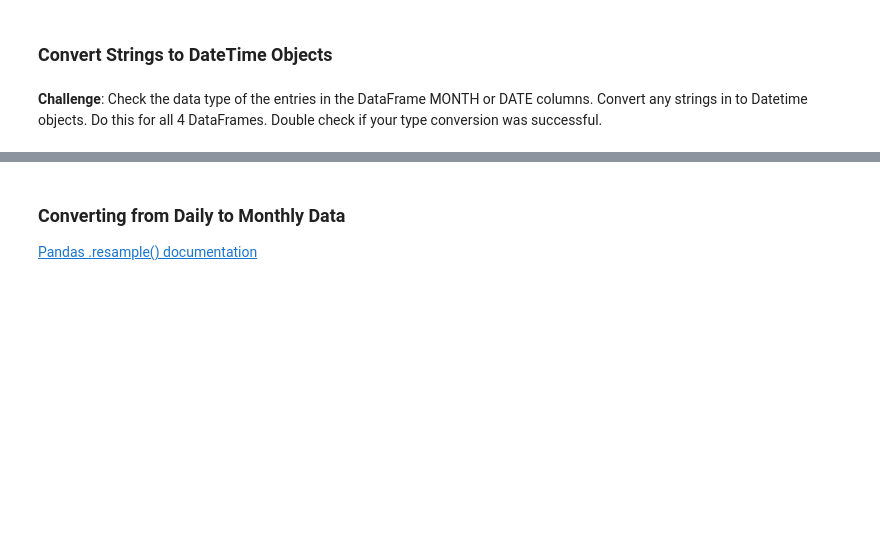
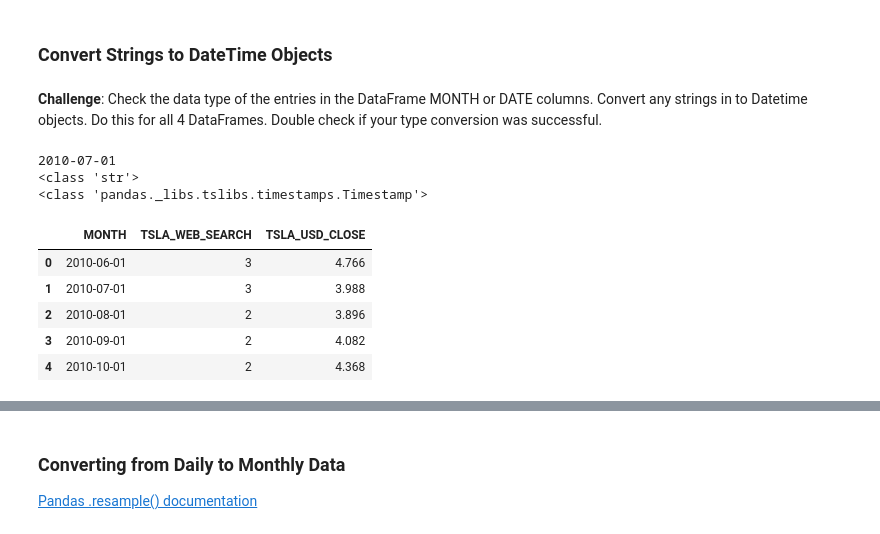
Before and after one commit to sojourn99/google-trends, a Jupyter notebook: Google_Trends_and_Data_Visualisation_(start).ipynb, the cells around one changed output, grey strips where cells are left out. Cells and saved outputs as stored; diff of their text form; code cells hidden in the pictures; blank space fills up the shorter version.

```diff
--- a/Google_Trends_and_Data_Visualisation_(start).ipynb
+++ b/Google_Trends_and_Data_Visualisation_(start).ipynb
@@ -212,3 +220,19 @@ Number of missing values:
 ### Convert Strings to DateTime Objects
 # %% [markdown]
 **Challenge**: Check the data type of the entries in the DataFrame MONTH or DATE columns. Convert any strings in to Datetime objects. Do this for all 4 DataFrames. Double check if your type conversion was successful.
+# %%
+print(df_tesla.MONTH[1])
+print(type(df_tesla.MONTH[1]))
+df_tesla.MONTH = pd.to_datetime(df_tesla.MONTH)
+print(type(df_tesla.MONTH[1]))
+df_tesla.head()
+# %% [output]
+2010-07-01
+<class 'str'>
+<class 'pandas._libs.tslibs.timestamps.Timestamp'>
+|  | MONTH | TSLA_WEB_SEARCH | TSLA_USD_CLOSE |
+| 0 | 2010-06-01 | 3 | 4.766 |
+| 1 | 2010-07-01 | 3 | 3.988 |
+| 2 | 2010-08-01 | 2 | 3.896 |
+| 3 | 2010-09-01 | 2 | 4.082 |
+| 4 | 2010-10-01 | 2 | 4.368 |
```
Also changed, not shown: parts of 9 cells of this notebook.
